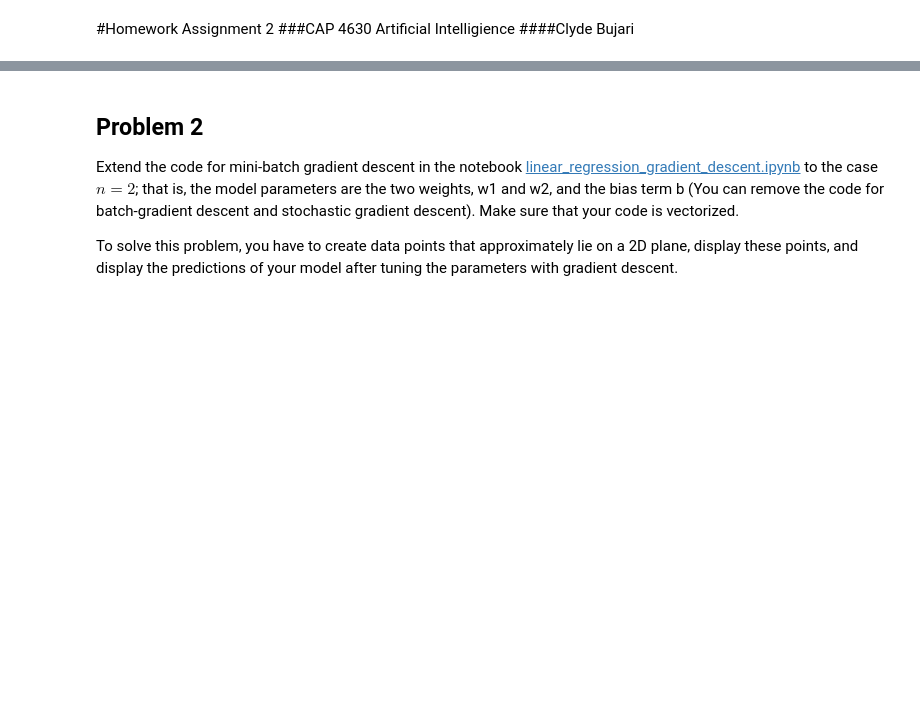
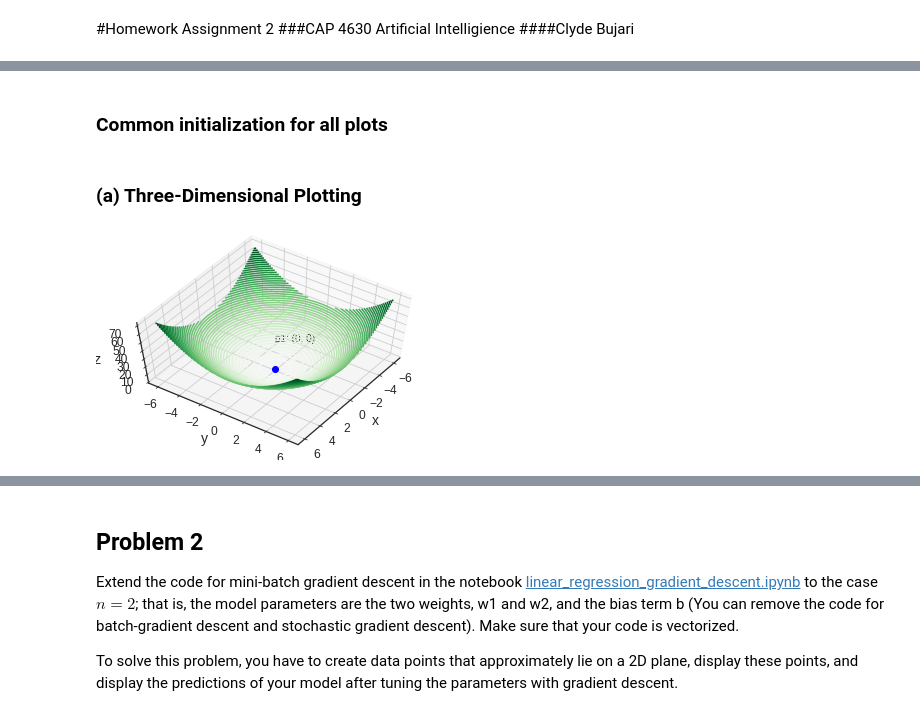
Before and after one commit to c-bujari/CAP4630, a Jupyter notebook: HW_2/HW_2.ipynb, the cells around one changed output, grey strips where cells are left out. Cells and saved outputs as stored; diff of their text form; code cells hidden in the pictures; blank space fills up the shorter version.

```diff
--- a/HW_2/HW_2.ipynb
+++ b/HW_2/HW_2.ipynb
@@ -14,0 +36,2 @@ Use (a) three-dimensional polots as in [three_dimensional_plotting.ipynb](https:
+# %% [markdown]
+### Common initialization for all plots
@@ -14,0 +42,39 @@ Use (a) three-dimensional polots as in [three_dimensional_plotting.ipynb](https:
+# %% [markdown]
+### (a) Three-Dimensional Plotting
+# %%
+## (a) Three-dimensional plotting
+# Enable mplot3d toolkit
+from mpl_toolkits import mplot3d
+
+# func = function to plot
+# point = point to plot
+# runnumber = simply allows us to label as f1, f2, p1, p2, etc.
+# There are better ways to do this, but im going for quick and dirty
+def graph3d(func, point, runnumber):
+  # Set graph bounds
+  x = np.linspace(-6, 6, 30)
+  y = np.linspace(-6, 6, 30)
+
+  # Use np.meshgrid() to create a 2d grid from x and y
+  X, Y = np.meshgrid(x, y)
+
+  # Set all Z values = func(X, Y)
+  Z = func(X, Y)
+
+  fig = plt.figure()
+  ax = plt.axes(projection='3d')
+  # ax.plot_surface(X, Y, Z, rstride=1, cstride=1, cmap='viridis', edgecolor='none')
+  # ax.set_title('surface');
+  ax.contour3D(X, Y, Z, 50, cmap='Greens')
+  ax.set_xlabel('x')
+  ax.set_ylabel('y')
+  ax.set_zlabel('z');
+
+  ax.plot([point[0]], [point[1]], 'bo')
+  ax.annotate("p" + str(runnumber) + ": (" + str(point[0]) + ", " + str(point[1]) + ")", point)
+
+  ax.view_init(60, 35)
+# %%
+graph3d(f1, p1, 1)
+# %% [output]
+[figure, added]
```
Also changed, not shown: parts of 23 cells of this notebook.
